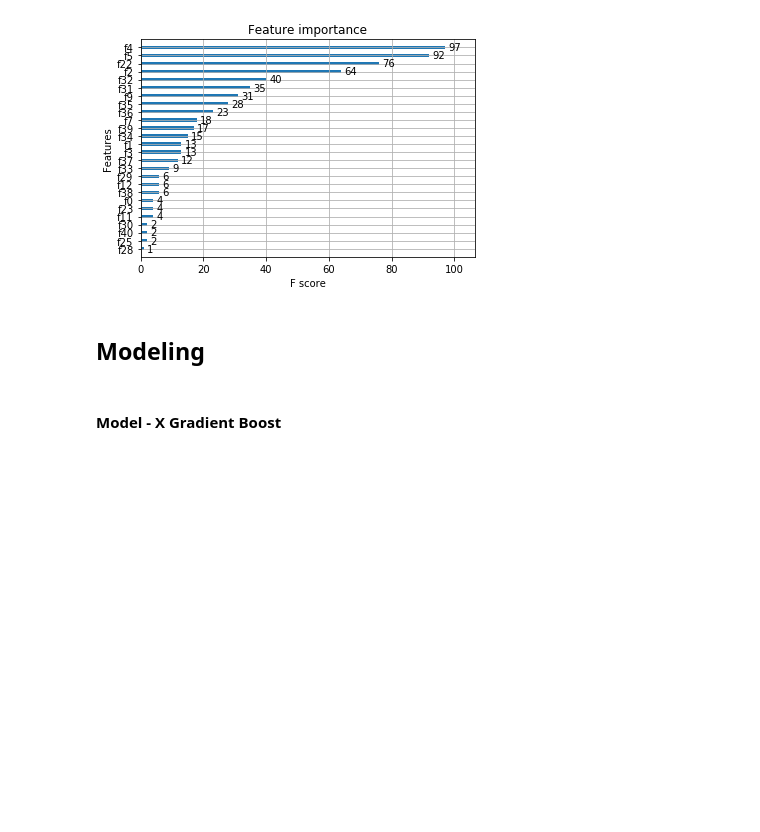
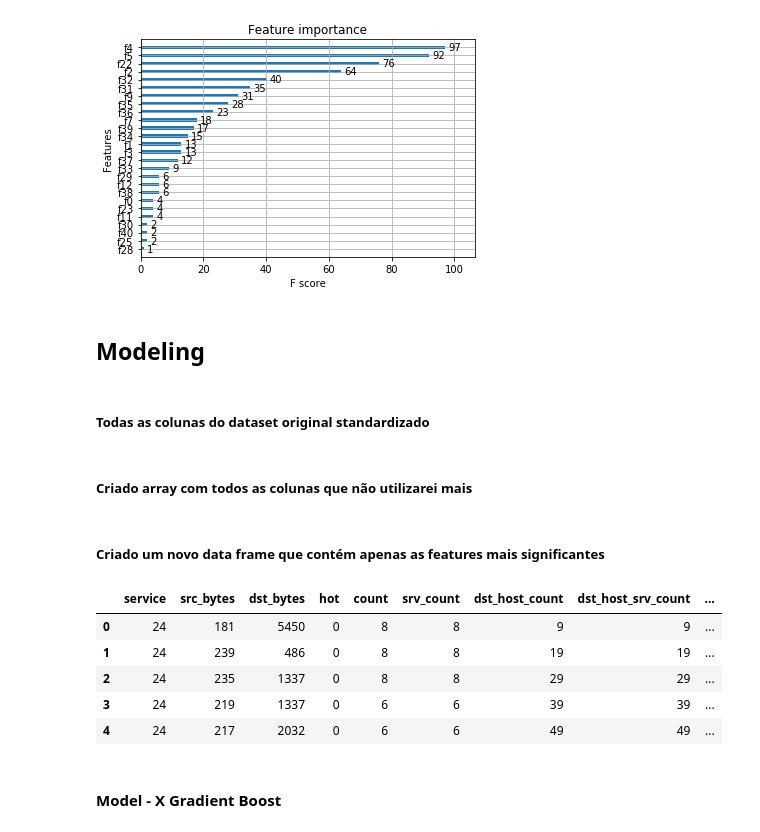
Before and after one commit to Eudalio/trabalho-final-machine-learning, a Jupyter notebook: Trabalho Final de Machine Learning.ipynb, the cells around one changed output. Drawn from its saved outputs; the diff is of its cells as text; code cells hidden in the pictures; blank space fills up the shorter version.

```diff
--- a/Trabalho Final de Machine Learning.ipynb
+++ b/Trabalho Final de Machine Learning.ipynb
@@ -361,3 +363,24 @@ plt.show()
 [figure]
 # %% [markdown]
 ## Modeling
+# %% [markdown]
+##### Todas as colunas do dataset original standardizado
+# %%
+drop_collums = np.array(df_completo_conv.columns)
+# %% [markdown]
+##### Criado array com todos as colunas que não utilizarei mais
+# %%
+new_drop_collums = np.delete(drop_collums, [2, 4, 5, 9, 22, 23, 31, 32, 35, 36, 41])
+# %% [markdown]
+##### Criado um novo data frame que contém apenas as features mais significantes
+# %%
+df_reduz = pd.DataFrame(data=df_completo_conv)
+df_reduz = df_reduz.drop(columns=new_drop_collums)
+df_reduz.head()
+# %% [output]
+|  | service | src_bytes | dst_bytes | hot | count | srv_count | dst_host_count | dst_host_srv_count | ... |
+| 0 | 24 | 181 | 5450 | 0 | 8 | 8 | 9 | 9 | ... |
+| 1 | 24 | 239 | 486 | 0 | 8 | 8 | 19 | 19 | ... |
+| 2 | 24 | 235 | 1337 | 0 | 8 | 8 | 29 | 29 | ... |
+| 3 | 24 | 219 | 1337 | 0 | 6 | 6 | 39 | 39 | ... |
+| 4 | 24 | 217 | 2032 | 0 | 6 | 6 | 49 | 49 | ... |
```
Also changed, not shown: parts of 24 cells of this notebook.
